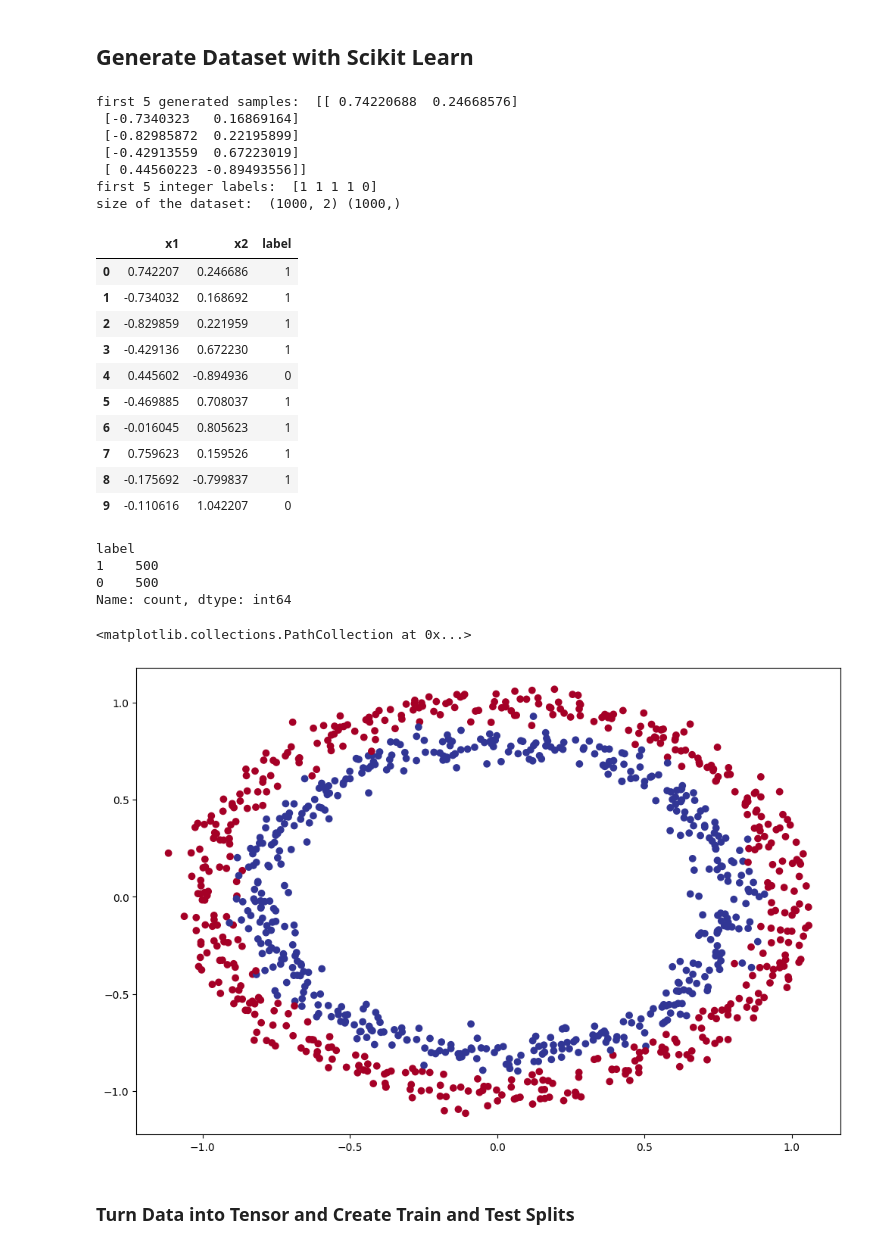
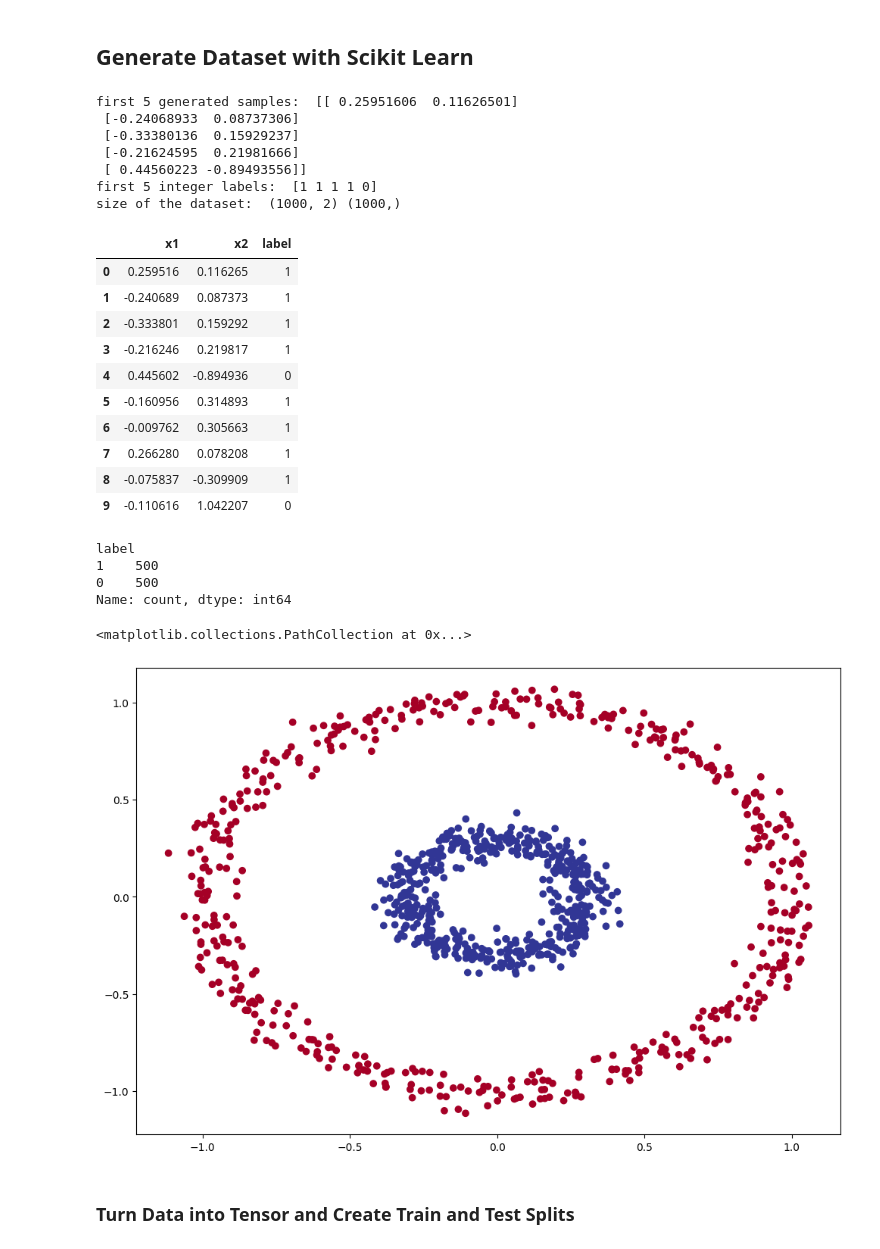
Before and after one commit to haymanmk/learning_pytorch, a Jupyter notebook: 02_pytorch_classification.ipynb, the cells around one changed output. Saved outputs shown, nothing was run; the diff lists cells and outputs as text; code cells hidden in the pictures.

```diff
--- a/02_pytorch_classification.ipynb
+++ b/02_pytorch_classification.ipynb
@@ -17,41 +17,41 @@
 # %%
 ## generate dataset
 # import SciKit Learn
 from sklearn.datasets import make_circles
 
 n_samples = 1000
 
-X, y = make_circles(n_samples, noise=0.05, random_state=42)
+X, y = make_circles(n_samples, factor= 0.3, noise=0.05, random_state=42)
 
 print("first 5 generated samples: ", X[:5])
 print("first 5 integer labels: ", y[:5])
 
 # size of the dataset
 print("size of the dataset: ", X.shape, y.shape)
 
 ## Visualize data
 # make dataframe
 import pandas as pd
 circles = pd.DataFrame({"x1": X[:,0], "x2": X[:,1], "label": y})
 circles.head(10)
 # %% [output]
-first 5 generated samples:  [[ 0.74220688  0.24668576]
- [-0.7340323   0.16869164]
- [-0.82985872  0.22195899]
- [-0.42913559  0.67223019]
+first 5 generated samples:  [[ 0.25951606  0.11626501]
+ [-0.24068933  0.08737306]
+ [-0.33380136  0.15929237]
+ [-0.21624595  0.21981666]
  [ 0.44560223 -0.89493556]]
 first 5 integer labels:  [1 1 1 1 0]
 size of the dataset:  (1000, 2) (1000,)
 |  | x1 | x2 | label |
-| 0 | 0.742207 | 0.246686 | 1 |
-| 1 | -0.734032 | 0.168692 | 1 |
-| 2 | -0.829859 | 0.221959 | 1 |
-| 3 | -0.429136 | 0.672230 | 1 |
+| 0 | 0.259516 | 0.116265 | 1 |
+| 1 | -0.240689 | 0.087373 | 1 |
+| 2 | -0.333801 | 0.159292 | 1 |
+| 3 | -0.216246 | 0.219817 | 1 |
 | 4 | 0.445602 | -0.894936 | 0 |
-| 5 | -0.469885 | 0.708037 | 1 |
-| 6 | -0.016045 | 0.805623 | 1 |
-| 7 | 0.759623 | 0.159526 | 1 |
-| 8 | -0.175692 | -0.799837 | 1 |
+| 5 | -0.160956 | 0.314893 | 1 |
+| 6 | -0.009762 | 0.305663 | 1 |
+| 7 | 0.266280 | 0.078208 | 1 |
+| 8 | -0.075837 | -0.309909 | 1 |
 | 9 | -0.110616 | 1.042207 | 0 |
 # %%
 # check the number of different labels
@@ -68,7 +68,7 @@ plt.figure(figsize=(12, 8))
 plt.scatter(x=X[:, 0], y=X[:, 1], c=y, cmap=plt.cm.RdYlBu)
 # %% [output]
 <matplotlib.collections.PathCollection at 0x...>
-[figure, old version]
+[figure, new version]
 # %% [markdown]
 ### Turn Data into Tensor and Create Train and Test Splits
 # %%
```
Also changed, not shown: parts of 5 cells of this notebook, 1 other file.
